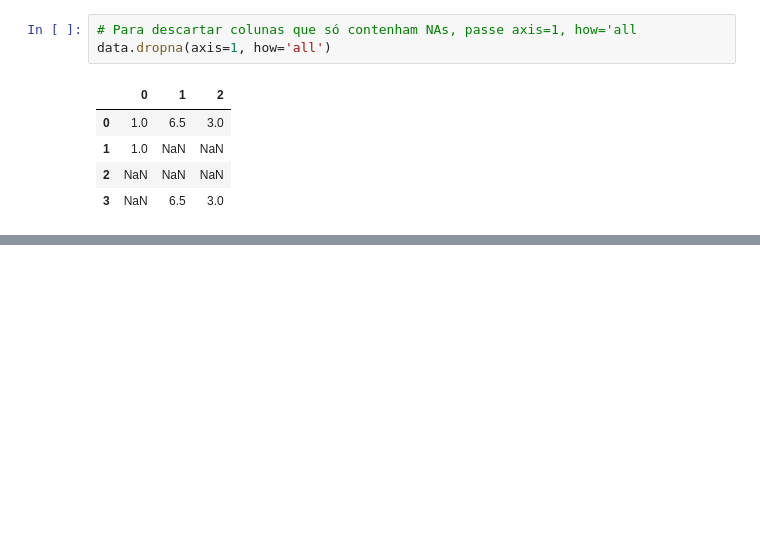
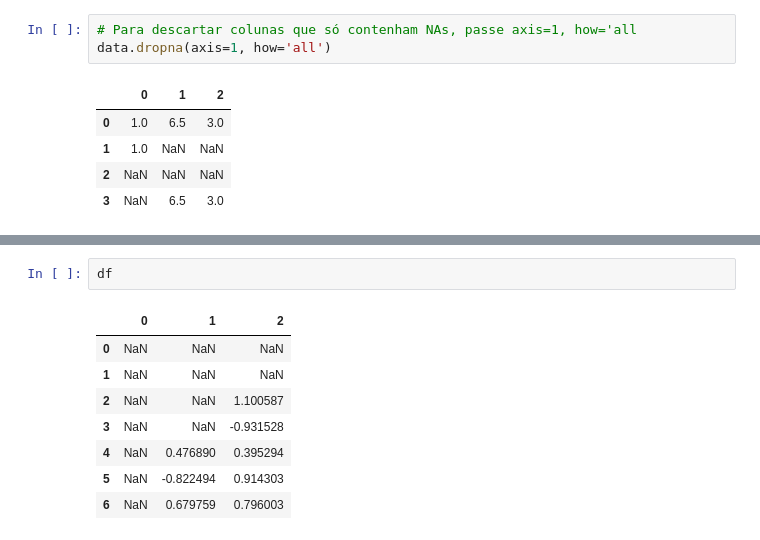
Before and after one commit to valdenio458/livro-python-para-analise-de-dados, a Jupyter notebook: capitulo_7.ipynb, the cells around one changed output, grey strips where cells are left out. Drawn from its saved outputs; the diff is of its cells as text; blank space fills up the shorter version.

```diff
--- a/capitulo_7.ipynb
+++ b/capitulo_7.ipynb
@@ -93,0 +113,11 @@ data.dropna(axis=1, how='all')
+# %%
+df
+# %% [output]
+|  | 0 | 1 | 2 |
+| 0 | NaN | NaN | NaN |
+| 1 | NaN | NaN | NaN |
+| 2 | NaN | NaN | 1.100587 |
+| 3 | NaN | NaN | -0.931528 |
+| 4 | NaN | 0.476890 | 0.395294 |
+| 5 | NaN | -0.822494 | 0.914303 |
+| 6 | NaN | 0.679759 | 0.796003 |
```
Also changed, not shown: parts of 9 cells of this notebook.
